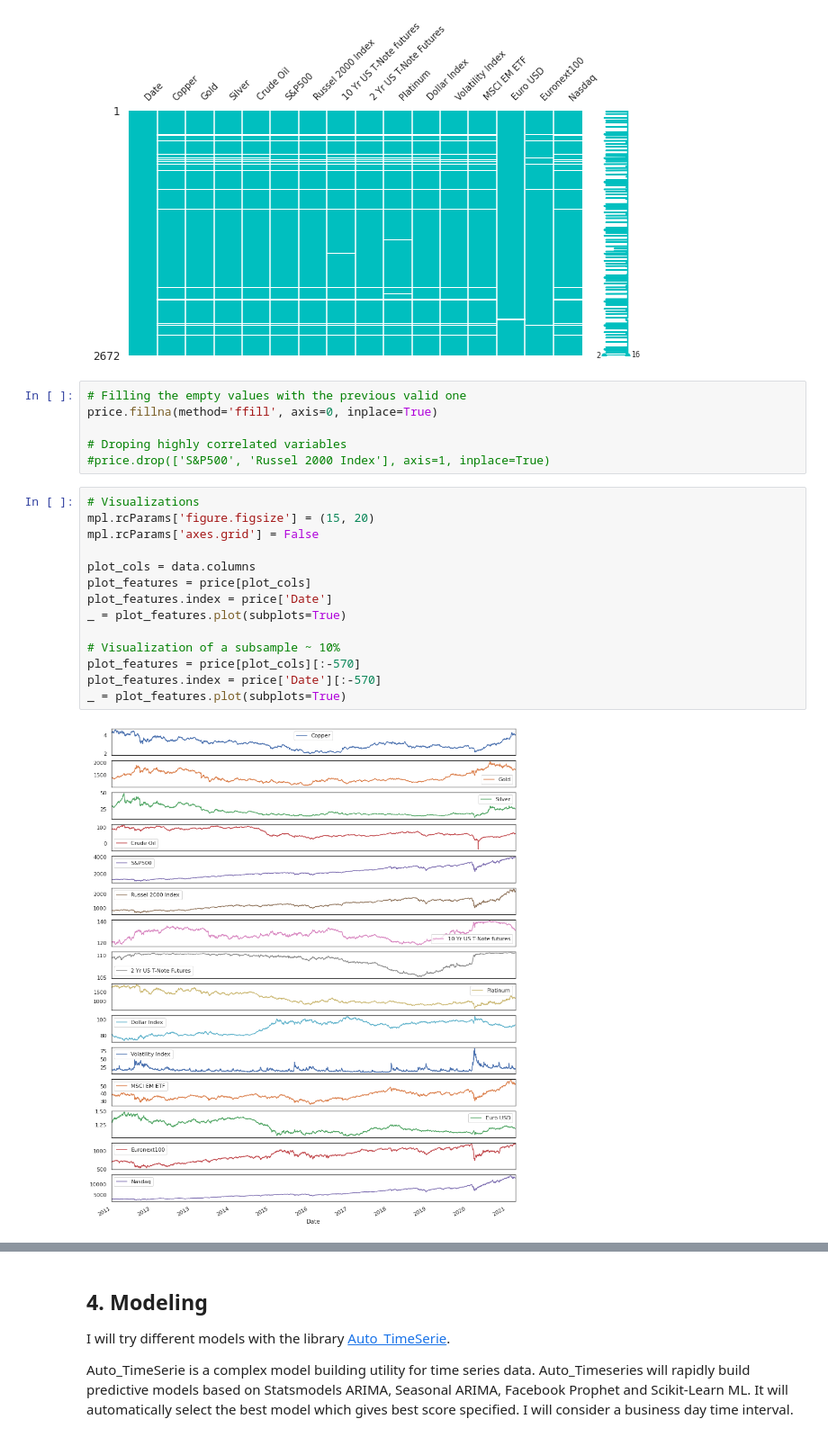
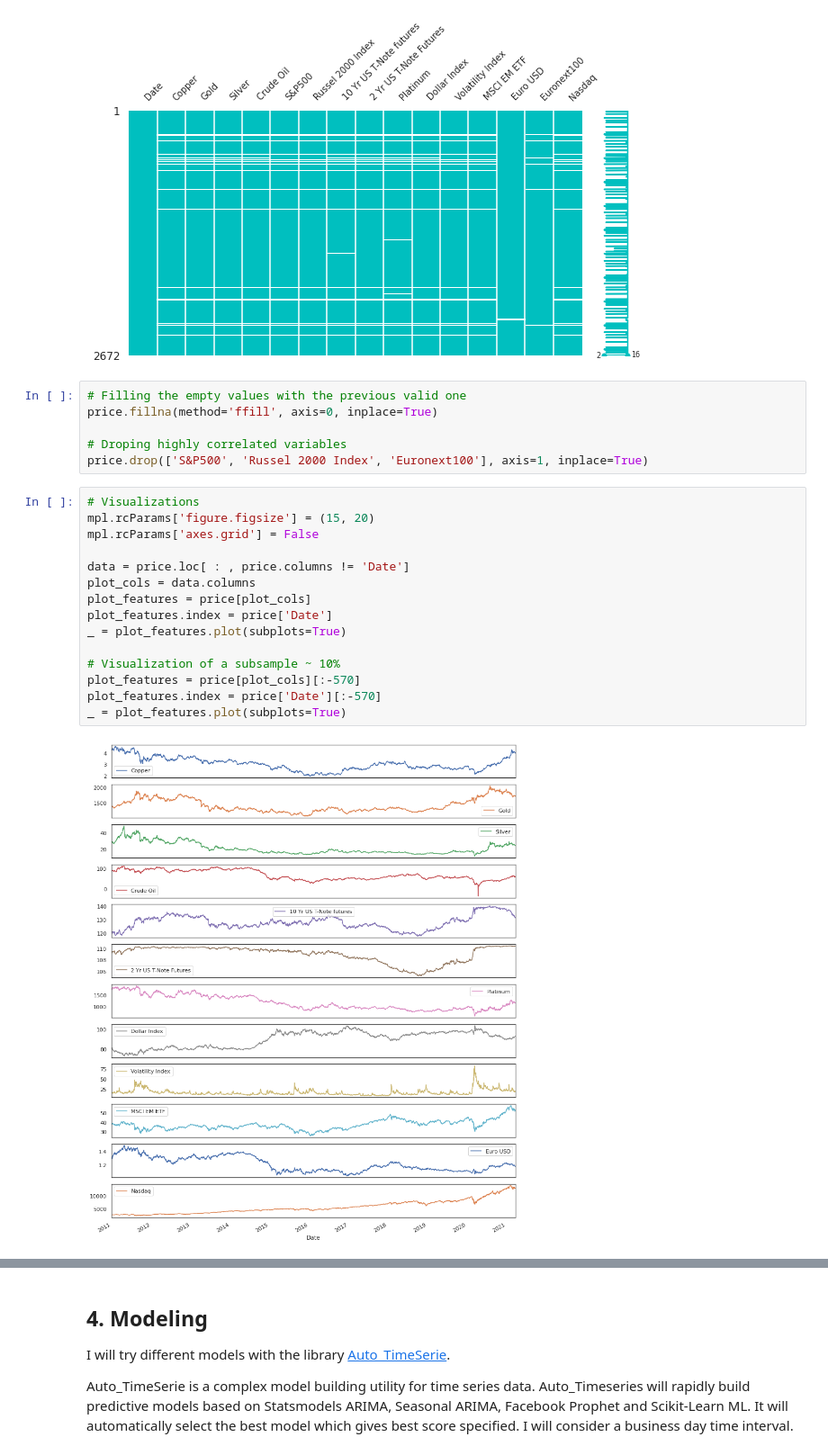
Before and after one commit to Camicb/Copper-Forecasting, a Jupyter notebook: Part_2_Copper_forecasting.ipynb, the cells around one changed output, grey strips where cells are left out. Shown at 90% size. Saved outputs shown, nothing was run; the diff lists cells and outputs as text.

```diff
--- a/Part_2_Copper_forecasting.ipynb
+++ b/Part_2_Copper_forecasting.ipynb
@@ -123,20 +110,21 @@ msno.matrix(price, figsize=(10,5), fontsize=10, color=(0.0, 0.75, 0.75))
 price.fillna(method='ffill', axis=0, inplace=True)
 
 # Droping highly correlated variables
-#price.drop(['S&P500', 'Russel 2000 Index'], axis=1, inplace=True)
+price.drop(['S&P500', 'Russel 2000 Index', 'Euronext100'], axis=1, inplace=True)
 # %%
 # Visualizations
 mpl.rcParams['figure.figsize'] = (15, 20)
 mpl.rcParams['axes.grid'] = False
 
+data = price.loc[ : , price.columns != 'Date']
 plot_cols = data.columns
 plot_features = price[plot_cols]
 plot_features.index = price['Date']
 _ = plot_features.plot(subplots=True)
 
 # Visualization of a subsample ~ 10%
 plot_features = price[plot_cols][:-570]
 plot_features.index = price['Date'][:-570]
 _ = plot_features.plot(subplots=True)
 # %% [output]
-[figure, old version]
+[figure, new version]
```
Also changed, not shown: parts of 13 cells of this notebook.
